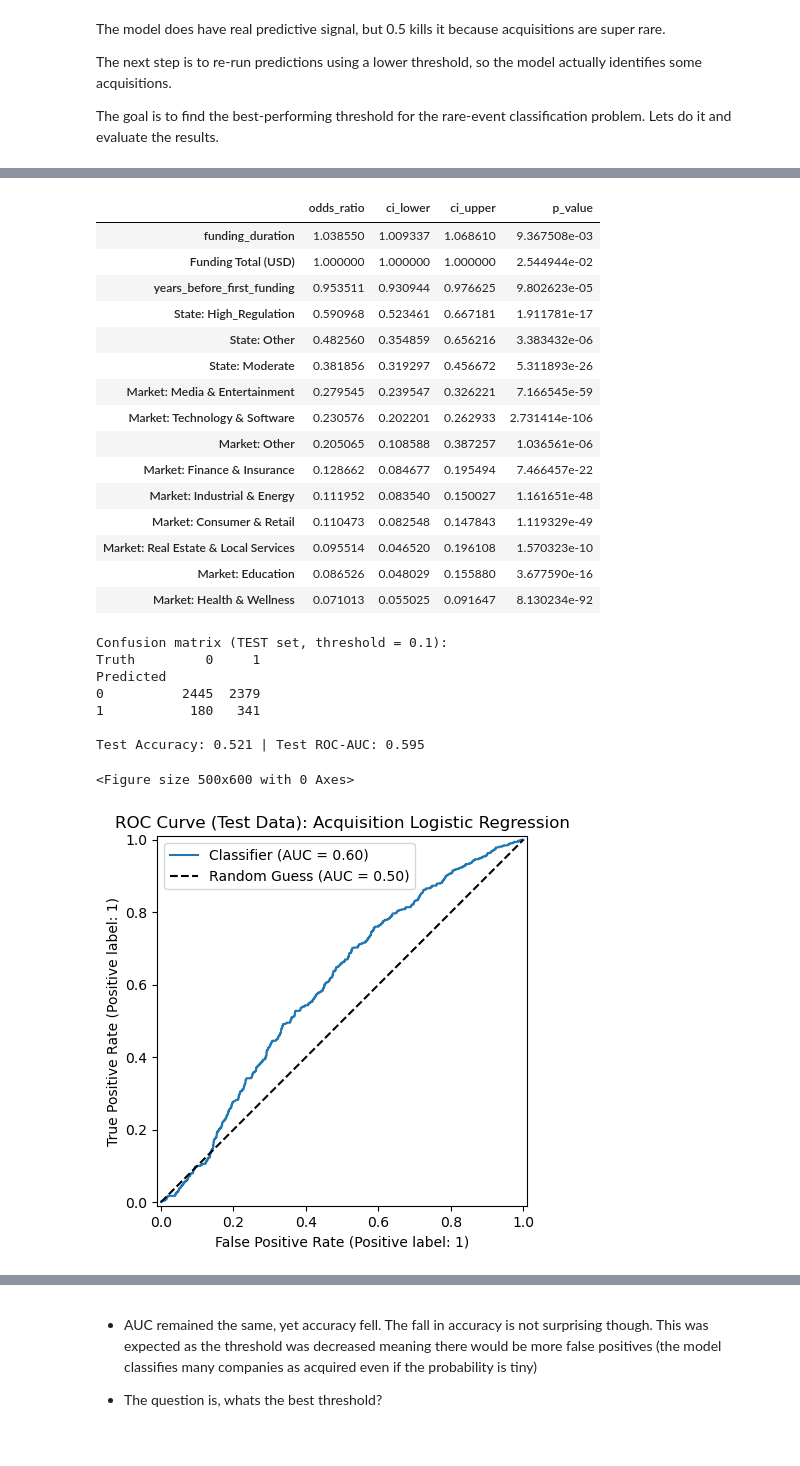
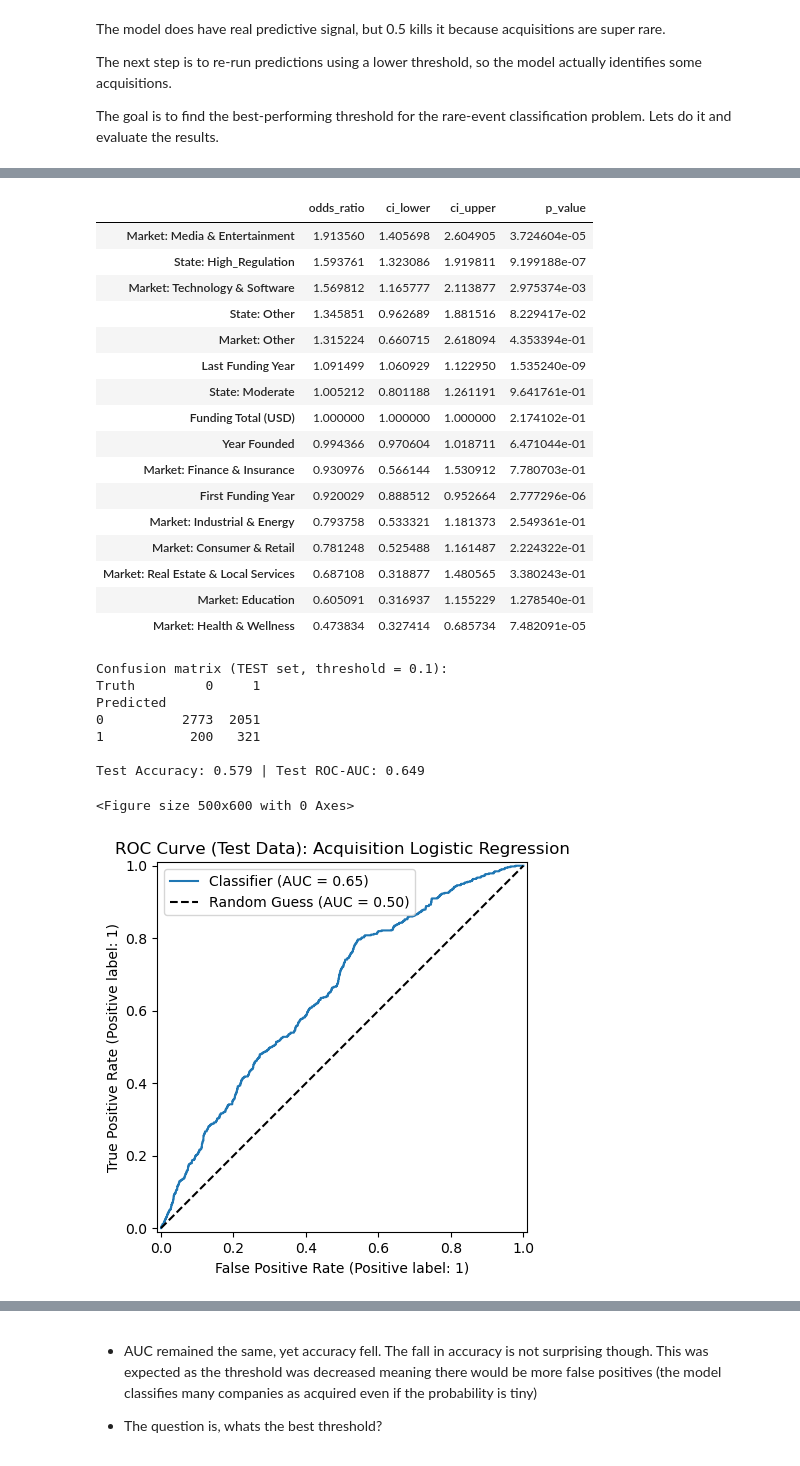
Before and after one commit to othmane-zizi-pro/logistic-regression-startup-exits, a Jupyter notebook: MGSC661 Startup Exits.ipynb, the cells around one changed output, grey strips where cells are left out. Cells and saved outputs as stored; diff of their text form; code cells hidden in the pictures.

```diff
--- a/MGSC661 Startup Exits.ipynb
+++ b/MGSC661 Startup Exits.ipynb
@@ -1037,20 +1027,3 @@ The model does have real predictive signal, but 0.5 kills it because acquisition
 The next step is to re-run predictions using a lower threshold, so the model actually identifies some acquisitions.
 
 The goal is to find the best-performing threshold for the rare-event classification problem. Lets do it and evaluate the results.
-# %%
-# Feature Engineering for Model 2
-# Calculate timing-based features instead of raw years
-
-# Years between founding and first funding
-investments_clean['years_before_first_funding'] = (
-    investments_clean['first_funding_year'] - investments_clean['founded_year']
-)
-
-# Years between first and last funding (funding duration)
-investments_clean['funding_duration'] = (
-    investments_clean['last_funding_year'] - investments_clean['first_funding_year']
-)
-
-print(f"Created engineered features:")
-print(f"  • years_before_first_funding: {investments_clean['years_before_first_funding'].describe()}")
-print(f"  • funding_duration: {investments_clean['funding_duration'].describe()}")
@@ -1078,7 +1031,7 @@ Name: funding_duration, dtype: float64
 # 1) Formula
 formula = (
     "acquired ~ C(state_code) + C(market) + "
-    "funding_total_usd + years_before_first_funding + funding_duration"
+    "funding_total_usd + founded_year + first_funding_year + last_funding_year"
 )
 
 # 2) Build design matrices from full dataset
@@ -1127,8 +1080,7 @@ print("Train shape:", X_train.shape, "| Test shape:", X_test.shape)
 
 # 5) Fit the logistic model on TRAIN ONLY
 model = sm.GLM(y_train, X_train, family=sm.families.Binomial())
-result_2 = model.fit()
-result = result_2  # For backward compatibility
+result = model.fit()
 print(result.summary())
 
 # 6) Odds ratio table
@@ -1184,26 +1136,27 @@ funding_duration                         0.0378      0.015      2.598      0.009
 ========================================================================================================
 |  | odds_ratio | ci_lower | ci_upper | p_value |
-| funding_duration | 1.038550 | 1.009337 | 1.068610 | 9.367508e-03 |
-| Funding Total (USD) | 1.000000 | 1.000000 | 1.000000 | 2.544944e-02 |
-| years_before_first_funding | 0.953511 | 0.930944 | 0.976625 | 9.802623e-05 |
-| State: High_Regulation | 0.590968 | 0.523461 | 0.667181 | 1.911781e-17 |
-| State: Other | 0.482560 | 0.354859 | 0.656216 | 3.383432e-06 |
-| State: Moderate | 0.381856 | 0.319297 | 0.456672 | 5.311893e-26 |
-| Market: Media & Entertainment | 0.279545 | 0.239547 | 0.326221 | 7.166545e-59 |
-| Market: Technology & Software | 0.230576 | 0.202201 | 0.262933 | 2.731414e-106 |
-| Market: Other | 0.205065 | 0.108588 | 0.387257 | 1.036561e-06 |
-| Market: Finance & Insurance | 0.128662 | 0.084677 | 0.195494 | 7.466457e-22 |
-| Market: Industrial & Energy | 0.111952 | 0.083540 | 0.150027 | 1.161651e-48 |
-| Market: Consumer & Retail | 0.110473 | 0.082548 | 0.147843 | 1.119329e-49 |
-| Market: Real Estate & Local Services | 0.095514 | 0.046520 | 0.196108 | 1.570323e-10 |
-| Market: Education | 0.086526 | 0.048029 | 0.155880 | 3.677590e-16 |
-| Market: Health & Wellness | 0.071013 | 0.055025 | 0.091647 | 8.130234e-92 |
+| Market: Media & Entertainment | 1.913560 | 1.405698 | 2.604905 | 3.724604e-05 |
+| State: High_Regulation | 1.593761 | 1.323086 | 1.919811 | 9.199188e-07 |
+| Market: Technology & Software | 1.569812 | 1.165777 | 2.113877 | 2.975374e-03 |
+| State: Other | 1.345851 | 0.962689 | 1.881516 | 8.229417e-02 |
+| Market: Other | 1.315224 | 0.660715 | 2.618094 | 4.353394e-01 |
+| Last Funding Year | 1.091499 | 1.060929 | 1.122950 | 1.535240e-09 |
+| State: Moderate | 1.005212 | 0.801188 | 1.261191 | 9.641761e-01 |
+| Funding Total (USD) | 1.000000 | 1.000000 | 1.000000 | 2.174102e-01 |
+| Year Founded | 0.994366 | 0.970604 | 1.018711 | 6.471044e-01 |
+| Market: Finance & Insurance | 0.930976 | 0.566144 | 1.530912 | 7.780703e-01 |
+| First Funding Year | 0.920029 | 0.888512 | 0.952664 | 2.777296e-06 |
+| Market: Industrial & Energy | 0.793758 | 0.533321 | 1.181373 | 2.549361e-01 |
+| Market: Consumer & Retail | 0.781248 | 0.525488 | 1.161487 | 2.224322e-01 |
+| Market: Real Estate & Local Services | 0.687108 | 0.318877 | 1.480565 | 3.380243e-01 |
+| Market: Education | 0.605091 | 0.316937 | 1.155229 | 1.278540e-01 |
+| Market: Health & Wellness | 0.473834 | 0.327414 | 0.685734 | 7.482091e-05 |
 Confusion matrix (TEST set, threshold = 0.1):
 Truth         0     1
 Predicted
-0          2445  2379
-1           180   341
+0          2773  2051
+1           200   321
 
-Test Accuracy: 0.521 | Test ROC-AUC: 0.595
+Test Accuracy: 0.579 | Test ROC-AUC: 0.649
 <Figure size 500x600 with 0 Axes>
-[figure, old version]
+[figure, new version]
```
Also changed, not shown: parts of 20 cells of this notebook, 1 other file.
